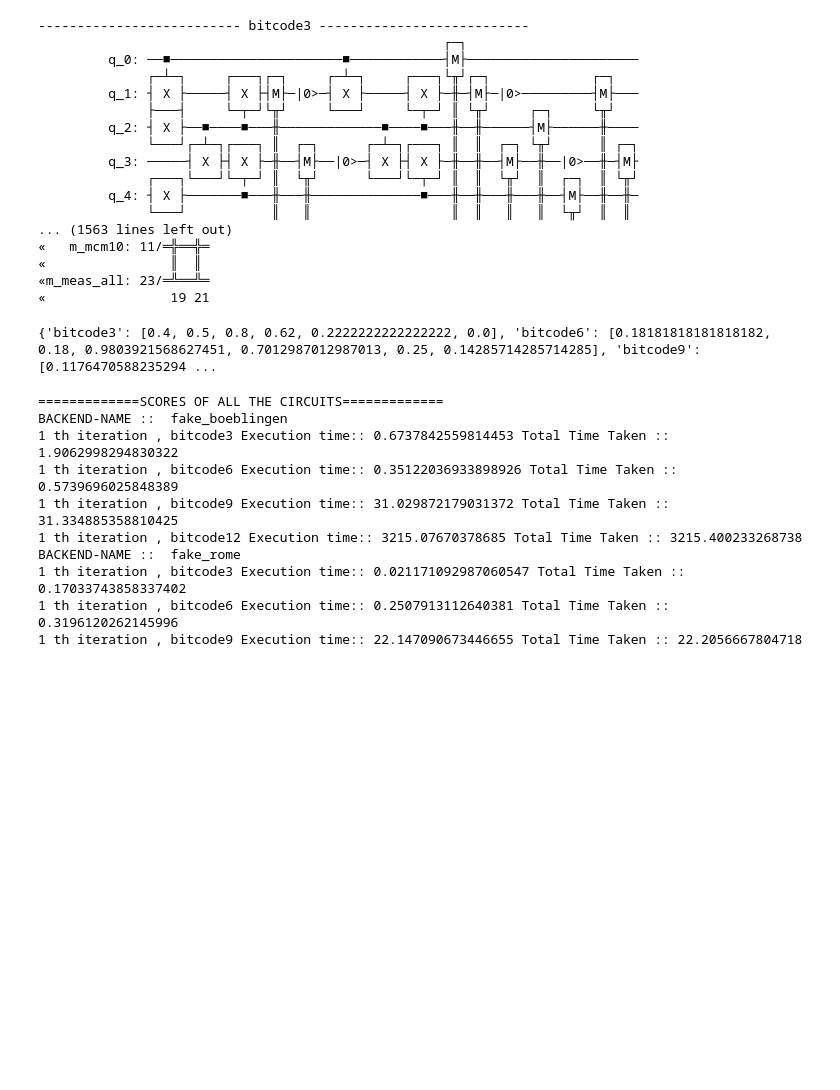
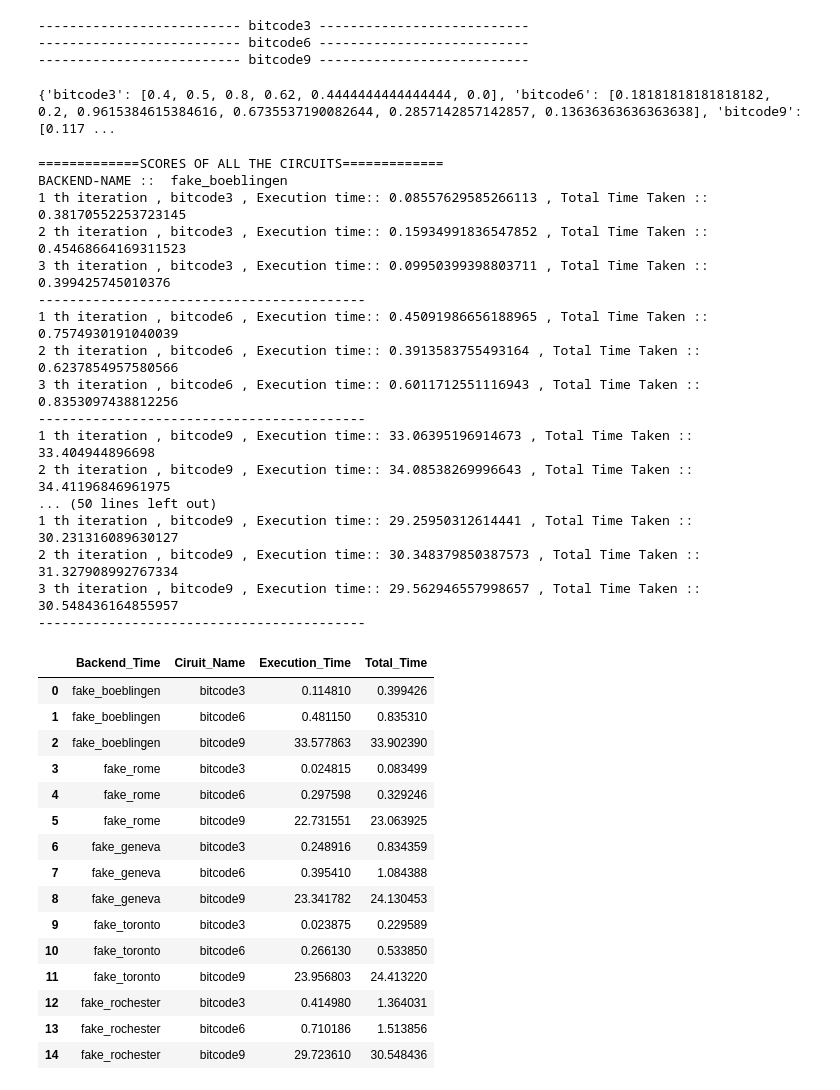
Before and after one commit to vandnaChaturvedi/Supermarq_benchmark_POC, a Jupyter notebook: sm_Bit_Code.ipynb, the cells around one changed output. Cells and saved outputs as stored; diff of their text form; code cells hidden in the pictures; blank space fills up the shorter version.

```diff
--- a/sm_Bit_Code.ipynb
+++ b/sm_Bit_Code.ipynb
@@ -8,9 +8,9 @@ import os
 import random
 ########## INPUT ############
 f=5 # number of fake_backend want to choose
-lower_limit= 3 # the lower limit of qubits for the circuit
-upper_limit= 15 # the lower limit of qubits for the circuit
-steps= 3 #jump in qubit numbers
+lower_limit= 4 # the lower limit of qubits for the circuit
+upper_limit=  11# the lower limit of qubits for the circuit
+steps= 2 #jump in qubit numbers
 name_of_algo='bitcode'
 # %%
 #all_fakes=[FakeAlmadenV2,FakeArmonkV2,FakeAthensV2,FakeAuckland,FakeBelemV2,FakeBoeblingenV2,FakeBogotaV2,FakeBrooklynV2,FakeBurlingtonV2,FakeCairoV2,FakeCambridgeV2,FakeCasablancaV2,FakeEssexV2,FakeGeneva,FakeGuadalupeV2,FakeHanoiV2,FakeJakartaV2,FakeJohannesburgV2,FakeKolkataV2,FakeLagosV2,FakeLimaV2,FakeLondonV2,FakeManhattanV2,FakeManilaV2,FakeMelbourneV2,FakeMontrealV2,FakeMumbaiV2,FakeNairobiV2,FakeOslo,FakeOurenseV2,FakeParisV2,FakePerth,FakePrague,FakePoughkeepsieV2,FakeQuitoV2,FakeRochesterV2,FakeRomeV2,FakeSantiagoV2,FakeSherbrooke,FakeSingaporeV2,FakeSydneyV2,FakeTorontoV2,FakeValenciaV2,FakeVigoV2,FakeWashingtonV2,FakeYorktownV2]
@@ -30,25 +30,11 @@ for i in benchmarks:
     circuit=i[0].qiskit_circuit()
     print("--------------------------",i[1],"---------------------------")
     #circuit.draw(output="mpl")
-    print(circuit.draw())
+    #print(circuit.draw())
 # %% [output]
 -------------------------- bitcode3 ---------------------------
-                                                    ┌─┐
-         q_0: ──■──────────────────────■────────────┤M├──────────────────────
-              ┌─┴─┐     ┌───┐┌─┐     ┌─┴─┐     ┌───┐└╥┘┌─┐             ┌─┐
-         q_1: ┤ X ├─────┤ X ├┤M├─|0>─┤ X ├─────┤ X ├─╫─┤M├─|0>─────────┤M├───
-              ├───┤     └─┬─┘└╥┘     └───┘     └─┬─┘ ║ └╥┘     ┌─┐     └╥┘
-         q_2: ┤ X ├──■────■───╫─────────────■────■───╫──╫──────┤M├──────╫────
-              └───┘┌─┴─┐┌───┐ ║  ┌─┐      ┌─┴─┐┌───┐ ║  ║  ┌─┐ └╥┘      ║ ┌─┐
-         q_3: ─────┤ X ├┤ X ├─╫──┤M├──|0>─┤ X ├┤ X ├─╫──╫──┤M├──╫──|0>──╫─┤M├
-              ┌───┐└───┘└─┬─┘ ║  └╥┘      └───┘└─┬─┘ ║  ║  └╥┘  ║  ┌─┐  ║ └╥┘
-         q_4: ┤ X ├───────■───╫───╫──────────────■───╫──╫───╫───╫──┤M├──╫──╫─
-              └───┘           ║   ║                  ║  ║   ║   ║  └╥┘  ║  ║
-... (1563 lines left out)
-«   m_mcm10: 11/═╬══╬═
-«                ║  ║
-«m_meas_all: 23/═╩══╩═
-«                19 21
+-------------------------- bitcode6 ---------------------------
+-------------------------- bitcode9 ---------------------------
 # %%
 benchmark_features = {}
 for benchmark, label in benchmarks:
@@ -61,7 +47,7 @@ for benchmark, label in benchmarks:
         supermarq.converters.compute_parallelism_with_qiskit(benchmark.qiskit_circuit()),]
 print(benchmark_features)
 # %% [output]
-{'bitcode3': [0.4, 0.5, 0.8, 0.62, 0.2222222222222222, 0.0], 'bitcode6': [0.18181818181818182, 0.18, 0.9803921568627451, 0.7012987012987013, 0.25, 0.14285714285714285], 'bitcode9': [0.1176470588235294 ...
+{'bitcode3': [0.4, 0.5, 0.8, 0.62, 0.4444444444444444, 0.0], 'bitcode6': [0.18181818181818182, 0.2, 0.9615384615384616, 0.6735537190082644, 0.2857142857142857, 0.13636363636363638], 'bitcode9': [0.117 ...
 # %%
 import time
 import pandas as pd
@@ -75,44 +61,67 @@ for backend in selected_fakes:
         circuit=benchmark.qiskit_circuit()
         score_list=[]
         timetaken=[]
-        for i in range(0,1):
+        for i in range(0,3):
             start=time.time()
             job = backend().run(circuit, shots=1000)
             result = job.result()
             counts = job.result(0).get_counts()
             score = benchmark.score(counts)
             end=time.time()-start
             score_list.append(score)
             t=job.result(0).time_taken
             timetaken.append(t)
-            print(i+1,"th iteration ,", label ,"Execution time::",t, "Total Time Taken ::",end )
             #print(label ," ExecutionTime:",t,"& Total time:",end)
-        #print("------------------------------------------")
+            print(i+1,"th iteration ,", label ,", Execution time::",t, ", Total Time Taken ::",end )
+        print("------------------------------------------")
         score = np.mean(score_list)
         sd = np.std(score_list)
         execution_time = np.mean(timetaken)
         dictionary={}
         dictionary["Backend_Time"]=backend().name
         dictionary["Ciruit_Name"]=label
         dictionary["Execution_Time"]=execution_time
         dictionary["Total_Time"]=end
         data.append(dictionary)
         jobs.append((label,benchmark,backend,job,score,sd,execution_time,end))
 #jobs
 df = pd.DataFrame(data)
 display(df)
 df.to_excel(r"./output_bitcode.xlsx", index=False)
 # %% [output]
 =============SCORES OF ALL THE CIRCUITS=============
 BACKEND-NAME ::  fake_boeblingen
-1 th iteration , bitcode3 Execution time:: 0.6737842559814453 Total Time Taken :: 1.9062998294830322
-1 th iteration , bitcode6 Execution time:: 0.35122036933898926 Total Time Taken :: 0.5739696025848389
-1 th iteration , bitcode9 Execution time:: 31.029872179031372 Total Time Taken :: 31.334885358810425
-1 th iteration , bitcode12 Execution time:: 3215.07670378685 Total Time Taken :: 3215.400233268738
-BACKEND-NAME ::  fake_rome
-1 th iteration , bitcode3 Execution time:: 0.021171092987060547 Total Time Taken :: 0.17033743858337402
-1 th iteration , bitcode6 Execution time:: 0.2507913112640381 Total Time Taken :: 0.3196120262145996
-1 th iteration , bitcode9 Execution time:: 22.147090673446655 Total Time Taken :: 22.2056667804718
+1 th iteration , bitcode3 , Execution time:: 0.08557629585266113 , Total Time Taken :: 0.38170552253723145
+2 th iteration , bitcode3 , Execution time:: 0.15934991836547852 , Total Time Taken :: 0.45468664169311523
+3 th iteration , bitcode3 , Execution time:: 0.09950399398803711 , Total Time Taken :: 0.399425745010376
+------------------------------------------
+1 th iteration , bitcode6 , Execution time:: 0.45091986656188965 , Total Time Taken :: 0.7574930191040039
+2 th iteration , bitcode6 , Execution time:: 0.3913583755493164 , Total Time Taken :: 0.6237854957580566
+3 th iteration , bitcode6 , Execution time:: 0.6011712551116943 , Total Time Taken :: 0.8353097438812256
+------------------------------------------
+1 th iteration , bitcode9 , Execution time:: 33.06395196914673 , Total Time Taken :: 33.404944896698
+2 th iteration , bitcode9 , Execution time:: 34.08538269996643 , Total Time Taken :: 34.41196846961975
+... (50 lines left out)
+1 th iteration , bitcode9 , Execution time:: 29.25950312614441 , Total Time Taken :: 30.231316089630127
+2 th iteration , bitcode9 , Execution time:: 30.348379850387573 , Total Time Taken :: 31.327908992767334
+3 th iteration , bitcode9 , Execution time:: 29.562946557998657 , Total Time Taken :: 30.548436164855957
+------------------------------------------
+|  | Backend_Time | Ciruit_Name | Execution_Time | Total_Time |
+| 0 | fake_boeblingen | bitcode3 | 0.114810 | 0.399426 |
+| 1 | fake_boeblingen | bitcode6 | 0.481150 | 0.835310 |
+| 2 | fake_boeblingen | bitcode9 | 33.577863 | 33.902390 |
+| 3 | fake_rome | bitcode3 | 0.024815 | 0.083499 |
+| 4 | fake_rome | bitcode6 | 0.297598 | 0.329246 |
+| 5 | fake_rome | bitcode9 | 22.731551 | 23.063925 |
+| 6 | fake_geneva | bitcode3 | 0.248916 | 0.834359 |
+| 7 | fake_geneva | bitcode6 | 0.395410 | 1.084388 |
+| 8 | fake_geneva | bitcode9 | 23.341782 | 24.130453 |
+| 9 | fake_toronto | bitcode3 | 0.023875 | 0.229589 |
+| 10 | fake_toronto | bitcode6 | 0.266130 | 0.533850 |
+| 11 | fake_toronto | bitcode9 | 23.956803 | 24.413220 |
+| 12 | fake_rochester | bitcode3 | 0.414980 | 1.364031 |
+| 13 | fake_rochester | bitcode6 | 0.710186 | 1.513856 |
+| 14 | fake_rochester | bitcode9 | 29.723610 | 30.548436 |
 # %%
 all_scores={}
 all_fake_names=[]
```
Also changed, not shown: parts of 6 cells of this notebook.
